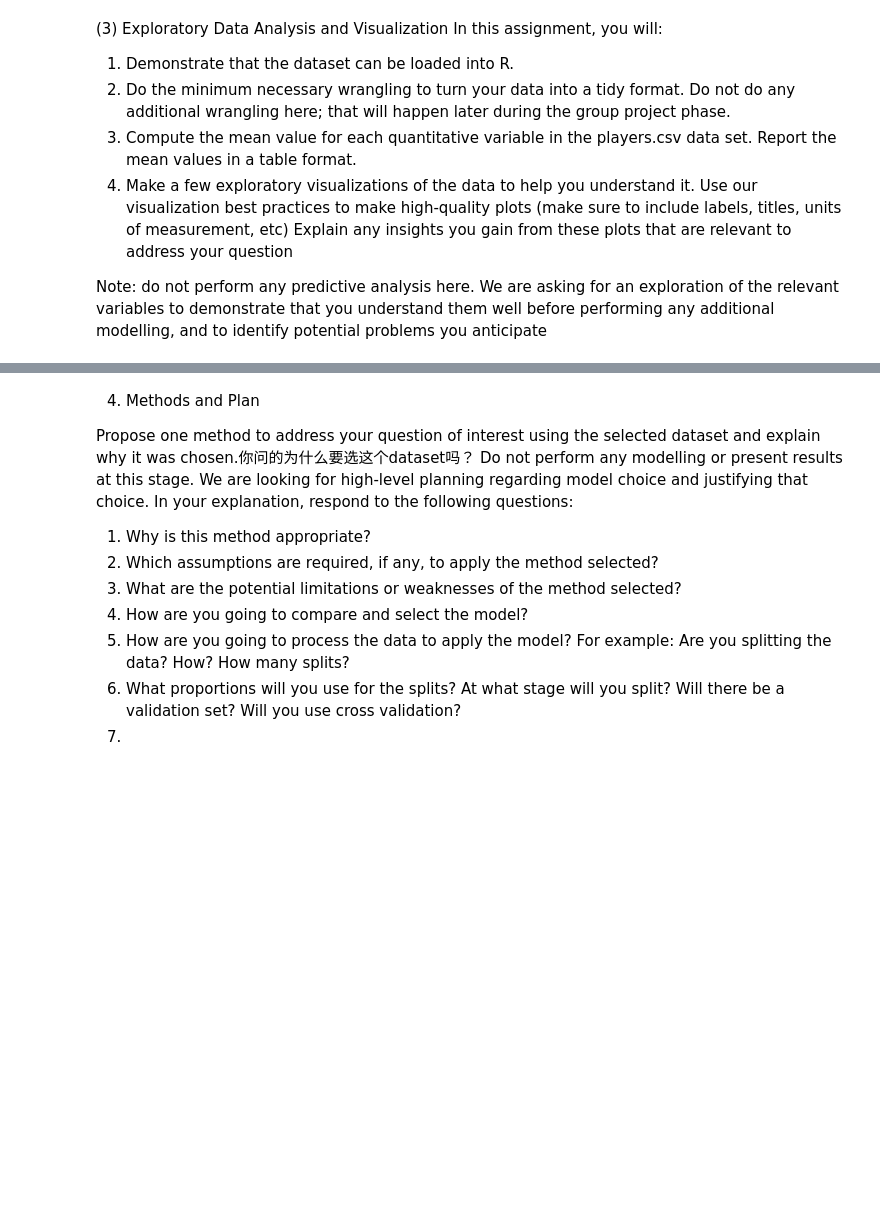
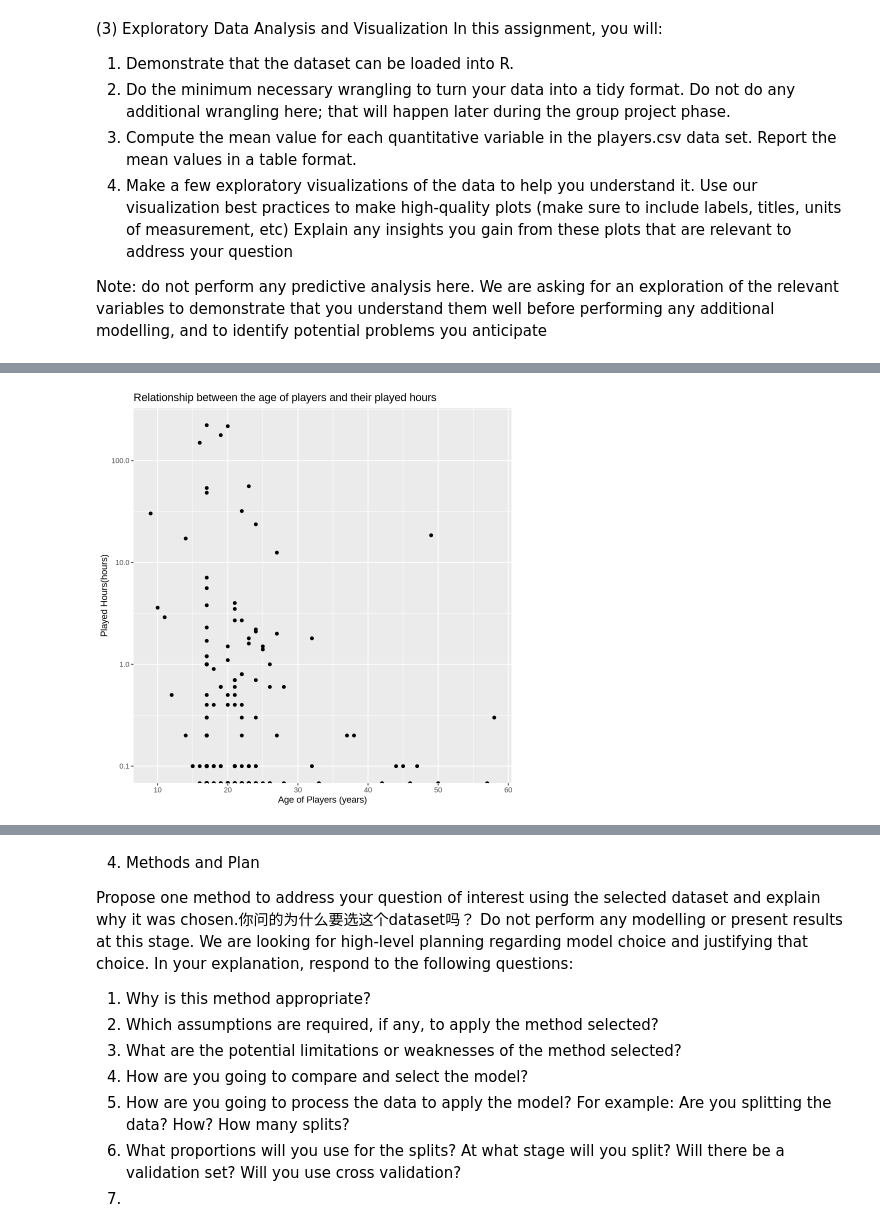
Before and after one commit to iriszovo/dsci-project, a Jupyter notebook: Individual project.ipynb, the cells around one changed output, grey strips where cells are left out. Cells and saved outputs as stored; diff of their text form; code cells hidden in the pictures; blank space fills up the shorter version.

```diff
--- a/Individual project.ipynb
+++ b/Individual project.ipynb
@@ -204,7 +206,10 @@ players_mean
 # %%
-a <- players|>
-ggplot(aes(x= Age , y=played_hours))+
+var_relation <- players_wrang|>
+ggplot(aes(x= Age, y=played_hours))+
 geom_point()+
+labs(x="Age of Players (years)", y="Played Hours(hours)",
+     title="Relationship between the age of players and their played hours")+
 #scale_x_log10(labels = label_comma())+
 scale_y_log10(labels = label_comma())
-a
+var_relation
+# %% [output]
@@ -210,0 +218 @@ a
+[figure, added]
```
Also changed, not shown: parts of 21 cells of this notebook.
